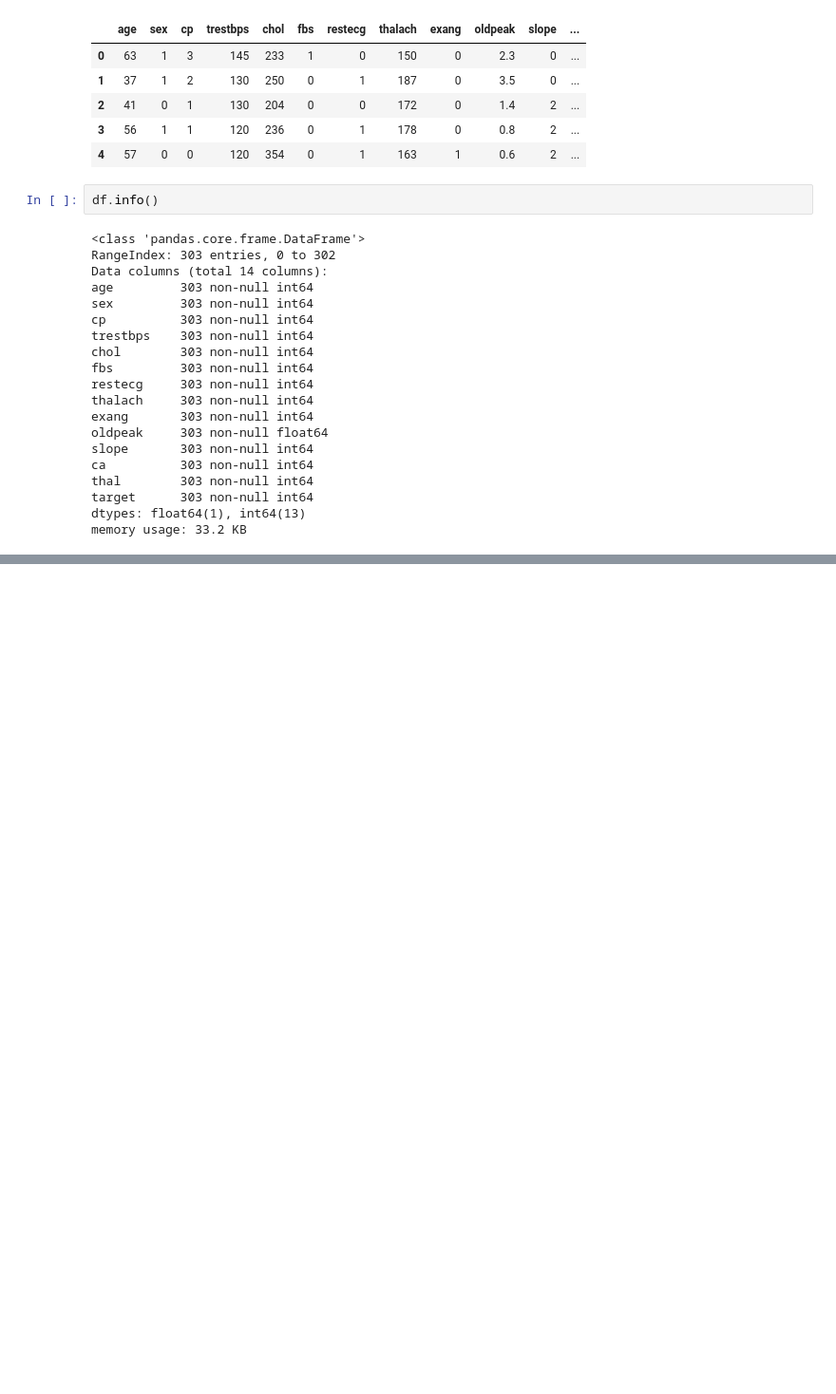
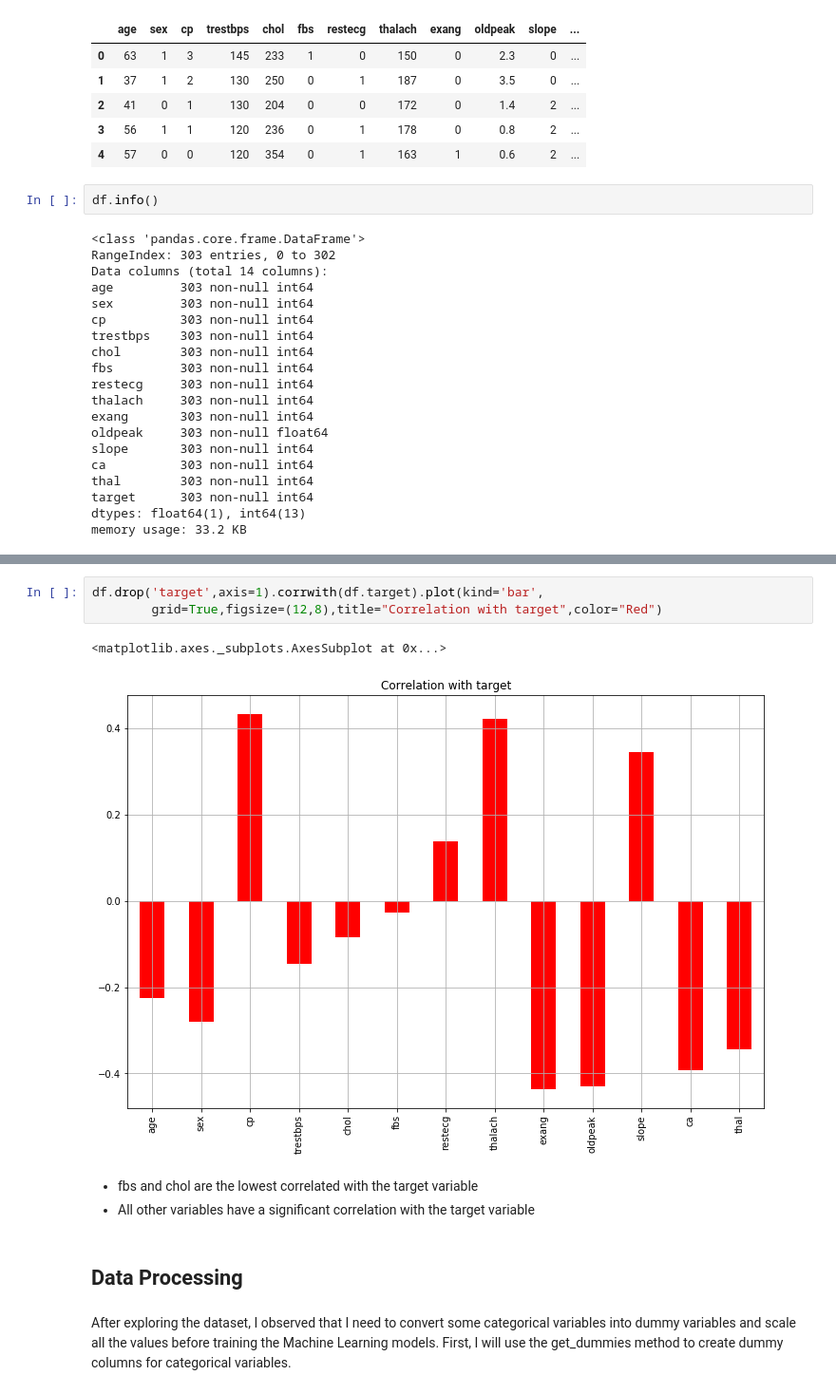
Before and after one commit to power-art/Predicting-Heart-Disease, a Jupyter notebook: Heart Disease Detection.ipynb, the cells around one changed output, grey strips where cells are left out. Shown at 95% size. Cells and saved outputs as stored; diff of their text form; blank space fills up the shorter version.

Commit message:
data analysis and data preprocessing part is done now time to create model

```diff
--- a/Heart Disease Detection.ipynb
+++ b/Heart Disease Detection.ipynb
@@ -40,0 +138,16 @@ memory usage: 33.2 KB
+# %%
+df.drop('target',axis=1).corrwith(df.target).plot(kind='bar',
+        grid=True,figsize=(12,8),title="Correlation with target",color="Red")
+# %% [output]
+<matplotlib.axes._subplots.AxesSubplot at 0x...>
+[figure, added]
+# %% [markdown]
+- fbs and chol are the lowest correlated with the target variable
+- All other variables have a significant correlation with the target
+variable
+# %% [markdown]
+## Data Processing
+# %% [markdown]
+After exploring the dataset, I observed that I need to convert some categorical
+variables into dummy variables and scale all the values before training
+the Machine Learning models. First, I will use the get_dummies method to create dummy columns for categorical variables.
```
Also changed, not shown: parts of 19 cells of this notebook.
